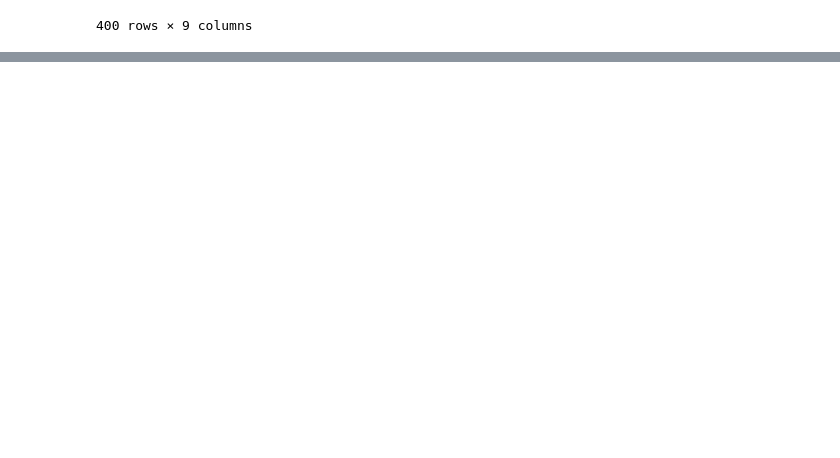
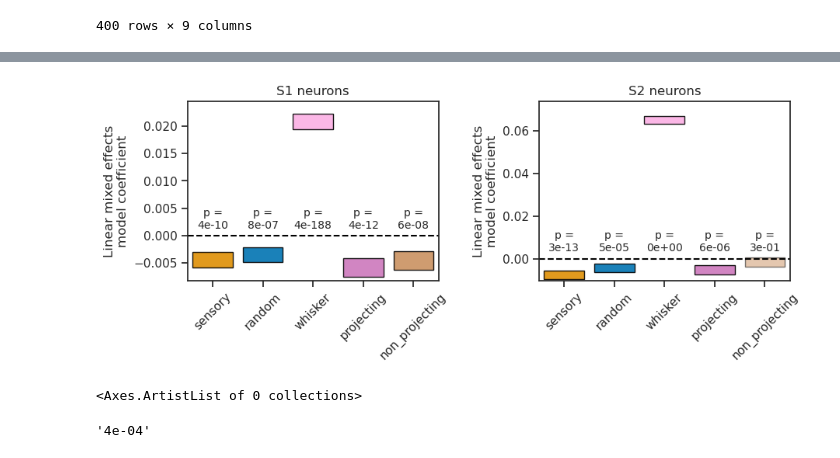
Before and after one commit to Packer-Lab/S1S2_mechanisms, a Jupyter notebook: jupyter/thijs/Decoding analysis.ipynb, the cells around one changed output, grey strips where cells are left out. Cells and saved outputs as stored; diff of their text form; code cells hidden in the pictures; blank space fills up the shorter version.

Commit message:
MEM  results

```diff
--- a/jupyter/thijs/Decoding analysis.ipynb
+++ b/jupyter/thijs/Decoding analysis.ipynb
@@ -527,0 +547,4 @@ df_results
+# %%
+all_sess = {}
+for st in ['sens', 'proj']:
+    all_sess[st] = dav.AllSessions(sess_type=st)
@@ -527,0 +579,5 @@ df_results
+# %%
+from collections import namedtuple
+
+result = namedtuple('result', ['region', 'trial_type', 'coef_min', 'coef_max', 'pval'])
+results = []
@@ -527,0 +651,12 @@ df_results
+# %%
+tmp = dav.plot_mem_coefs(results)
+# %% [output]
+[figure, added]
+# %%
+tmp[1][0].collections
+# %% [output]
+<Axes.ArtistList of 0 collections>
+# %%
+rfv.two_digit_sci_not(0.00034534)
+# %% [output]
+'4e-04'
```
Also changed, not shown: parts of 9 cells of this notebook, 2 other files.
